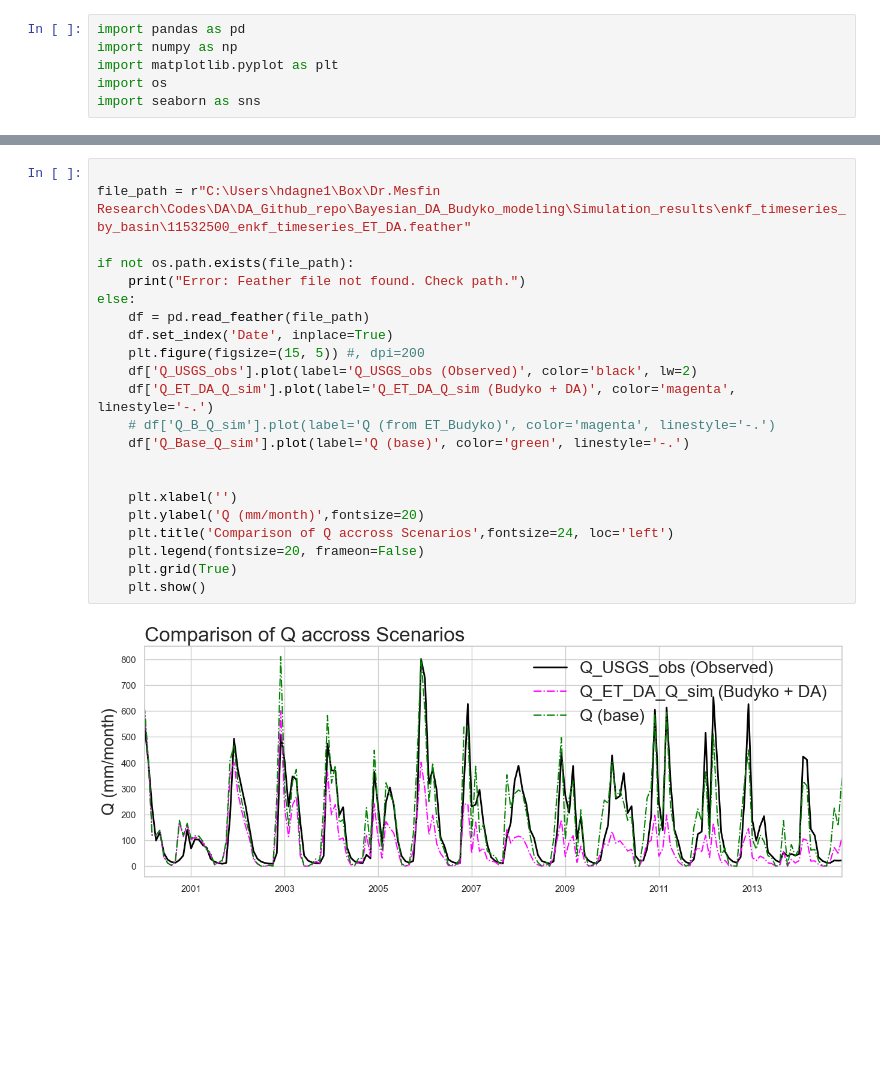
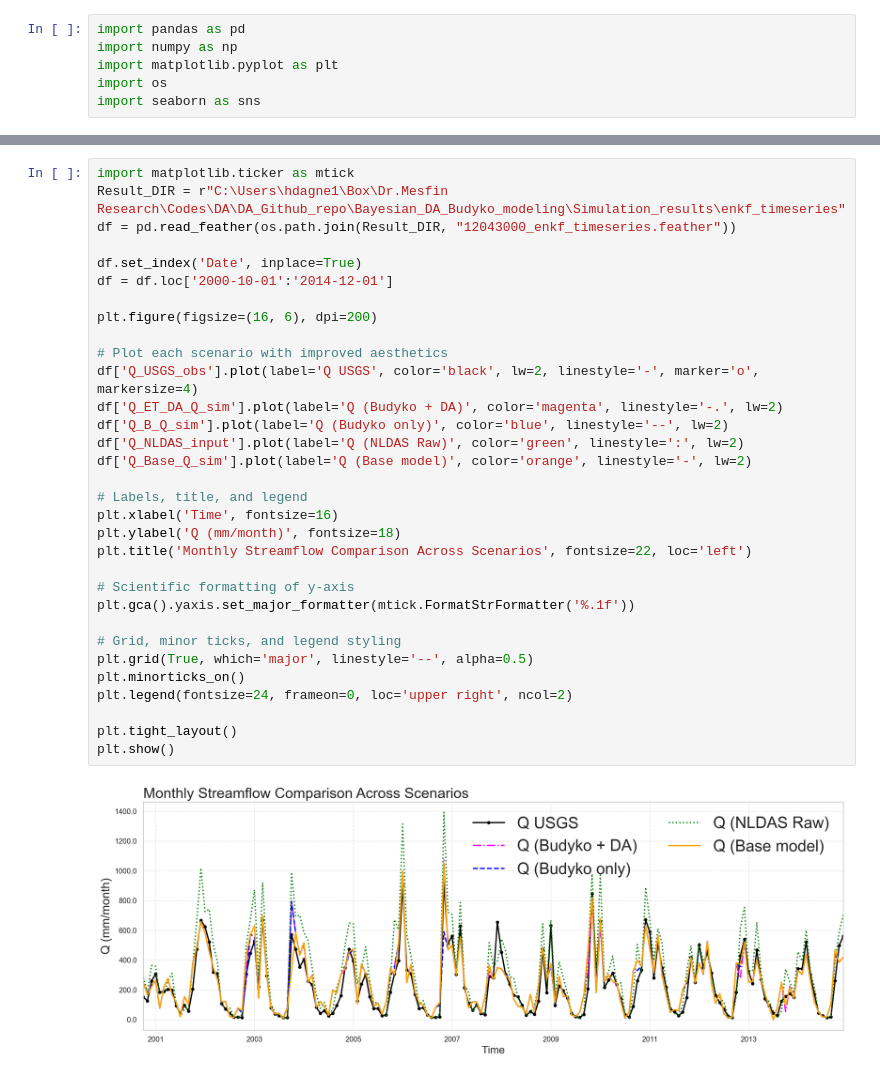
Before and after one commit to Habte1345/Bayesian_DA_Budyko_modeling, a Jupyter notebook: notebooks/notebook.ipynb, the cells around one changed output, grey strips where cells are left out. Cells and saved outputs as stored; diff of their text form; blank space fills up the shorter version.

```diff
--- a/notebooks/notebook.ipynb
+++ b/notebooks/notebook.ipynb
@@ -98,24 +72,34 @@ Name: Q_B_Q_KGE, dtype: float64
 # %%
+import matplotlib.ticker as mtick
+Result_DIR = r"C:\Users\hdagne1\Box\Dr.Mesfin Research\Codes\DA\DA_Github_repo\Bayesian_DA_Budyko_modeling\Simulation_results\enkf_timeseries"
+df = pd.read_feather(os.path.join(Result_DIR, "12043000_enkf_timeseries.feather"))
 
-file_path = r"C:\Users\hdagne1\Box\Dr.Mesfin Research\Codes\DA\DA_Github_repo\Bayesian_DA_Budyko_modeling\Simulation_results\enkf_timeseries_by_basin\11532500_enkf_timeseries_ET_DA.feather"
+df.set_index('Date', inplace=True)
+df = df.loc['2000-10-01':'2014-12-01']
 
-if not os.path.exists(file_path):
-    print("Error: Feather file not found. Check path.")
-else:
-    df = pd.read_feather(file_path)
-    df.set_index('Date', inplace=True)
-    plt.figure(figsize=(15, 5)) #, dpi=200
-    df['Q_USGS_obs'].plot(label='Q_USGS_obs (Observed)', color='black', lw=2)
-    df['Q_ET_DA_Q_sim'].plot(label='Q_ET_DA_Q_sim (Budyko + DA)', color='magenta', linestyle='-.')
-    # df['Q_B_Q_sim'].plot(label='Q (from ET_Budyko)', color='magenta', linestyle='-.')
-    df['Q_Base_Q_sim'].plot(label='Q (base)', color='green', linestyle='-.')
+plt.figure(figsize=(16, 6), dpi=200)
 
+# Plot each scenario with improved aesthetics
+df['Q_USGS_obs'].plot(label='Q USGS', color='black', lw=2, linestyle='-', marker='o', markersize=4)
+df['Q_ET_DA_Q_sim'].plot(label='Q (Budyko + DA)', color='magenta', linestyle='-.', lw=2)
+df['Q_B_Q_sim'].plot(label='Q (Budyko only)', color='blue', linestyle='--', lw=2)
+df['Q_NLDAS_input'].plot(label='Q (NLDAS Raw)', color='green', linestyle=':', lw=2)
+df['Q_Base_Q_sim'].plot(label='Q (Base model)', color='orange', linestyle='-', lw=2)
 
-    plt.xlabel('')
-    plt.ylabel('Q (mm/month)',fontsize=20)
-    plt.title('Comparison of Q accross Scenarios',fontsize=24, loc='left')
-    plt.legend(fontsize=20, frameon=False)
-    plt.grid(True)
-    plt.show()
+# Labels, title, and legend
+plt.xlabel('Time', fontsize=16)
+plt.ylabel('Q (mm/month)', fontsize=18)
+plt.title('Monthly Streamflow Comparison Across Scenarios', fontsize=22, loc='left')
+
+# Scientific formatting of y-axis
+plt.gca().yaxis.set_major_formatter(mtick.FormatStrFormatter('%.1f'))
+
+# Grid, minor ticks, and legend styling
+plt.grid(True, which='major', linestyle='--', alpha=0.5)
+plt.minorticks_on()
+plt.legend(fontsize=24, frameon=0, loc='upper right', ncol=2)
+
+plt.tight_layout()
+plt.show()
 # %% [output]
-[figure, old version]
+[figure, new version]
```
Also changed, not shown: parts of 16 cells of this notebook.
